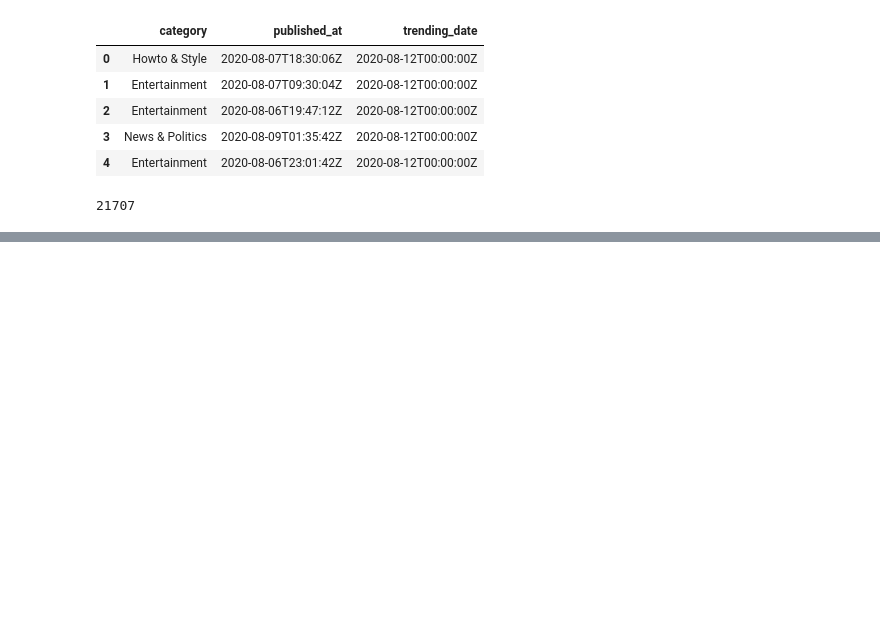
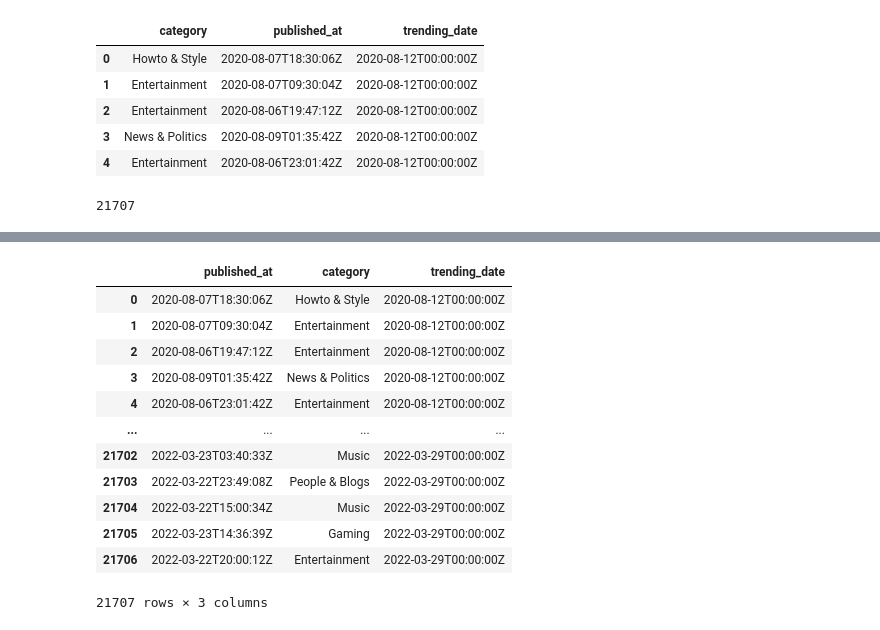
Before and after one commit to sajalshres/youtube-trends, a Jupyter notebook: notebook/src/task2.ipynb, the cells around one changed output, grey strips where cells are left out. Cells and saved outputs as stored; diff of their text form; code cells hidden in the pictures; blank space fills up the shorter version.

```diff
--- a/notebook/src/task2.ipynb
+++ b/notebook/src/task2.ipynb
@@ -123,3 +123,20 @@ df.head()
 len(data)
 # %% [output]
 21707
+# %%
+db_data = db.us.find({}, {"category":1, "published_at":1, "trending_date":1, "_id":0})
+
+df = pd.DataFrame(db_data)
+# convert to datetime
+df.published_at = pd.to_datetime(df.published_at)
+df.trending_date = pd.to_datetime(df.trending_date)
+df["hours_to_trend"] = (df.trending_date - df.published_at) / pd.Timedelta(hours=1)
+
+data = { }
+for category in df.category.unique():
+    df_by_category = df[df.category == category]
+    data[category] = df_by_category.hours_to_trend.mean()
+
+plot_df = pd.DataFrame({"category": data.keys(), "avg_hours_to_trend": data.values() })
+plot_df = plot_df.sort_values("avg_hours_to_trend")
+plot_df.to_dict(orient="records")
@@ -125,0 +161,16 @@ len(data)
+# %%
+df
+# %% [output]
+|  | published_at | category | trending_date |
+| 0 | 2020-08-07T18:30:06Z | Howto & Style | 2020-08-12T00:00:00Z |
+| 1 | 2020-08-07T09:30:04Z | Entertainment | 2020-08-12T00:00:00Z |
+| 2 | 2020-08-06T19:47:12Z | Entertainment | 2020-08-12T00:00:00Z |
+| 3 | 2020-08-09T01:35:42Z | News & Politics | 2020-08-12T00:00:00Z |
+| 4 | 2020-08-06T23:01:42Z | Entertainment | 2020-08-12T00:00:00Z |
+| ... | ... | ... | ... |
+| 21702 | 2022-03-23T03:40:33Z | Music | 2022-03-29T00:00:00Z |
+| 21703 | 2022-03-22T23:49:08Z | People & Blogs | 2022-03-29T00:00:00Z |
+| 21704 | 2022-03-22T15:00:34Z | Music | 2022-03-29T00:00:00Z |
+| 21705 | 2022-03-23T14:36:39Z | Gaming | 2022-03-29T00:00:00Z |
+| 21706 | 2022-03-22T20:00:12Z | Entertainment | 2022-03-29T00:00:00Z |
+21707 rows × 3 columns
```
Also changed, not shown: parts of 1 cell of this notebook, 44 other files.
